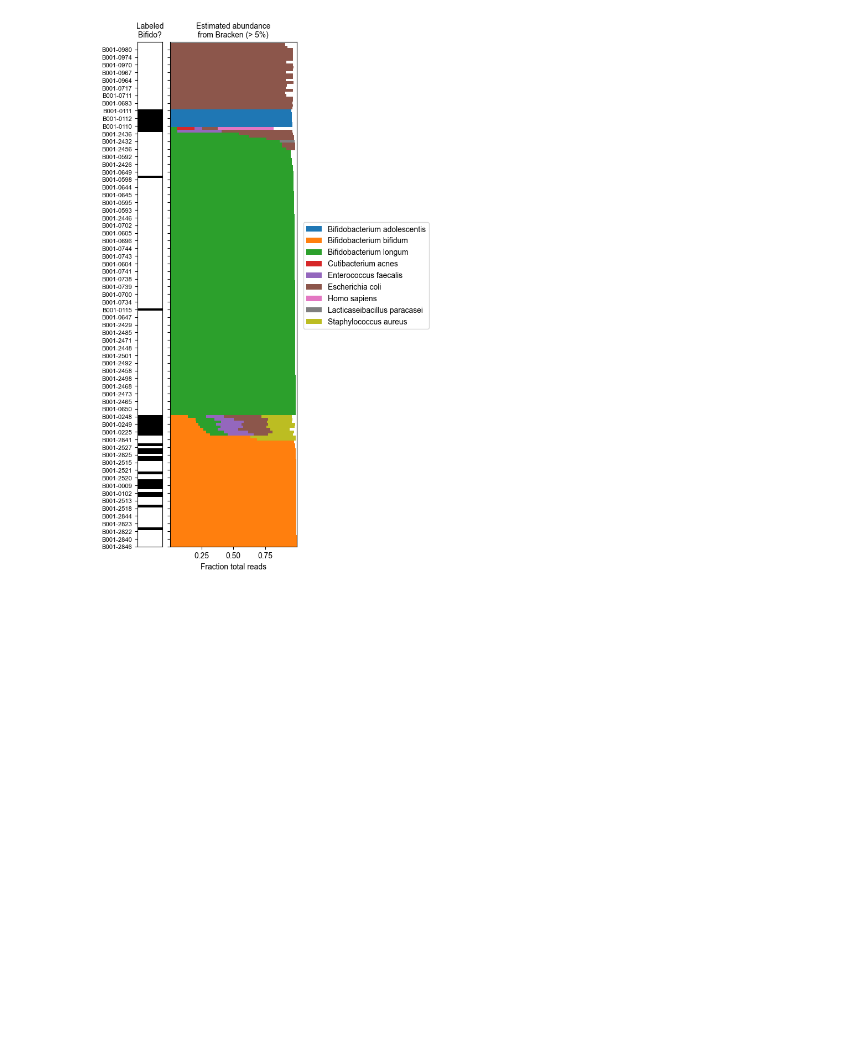
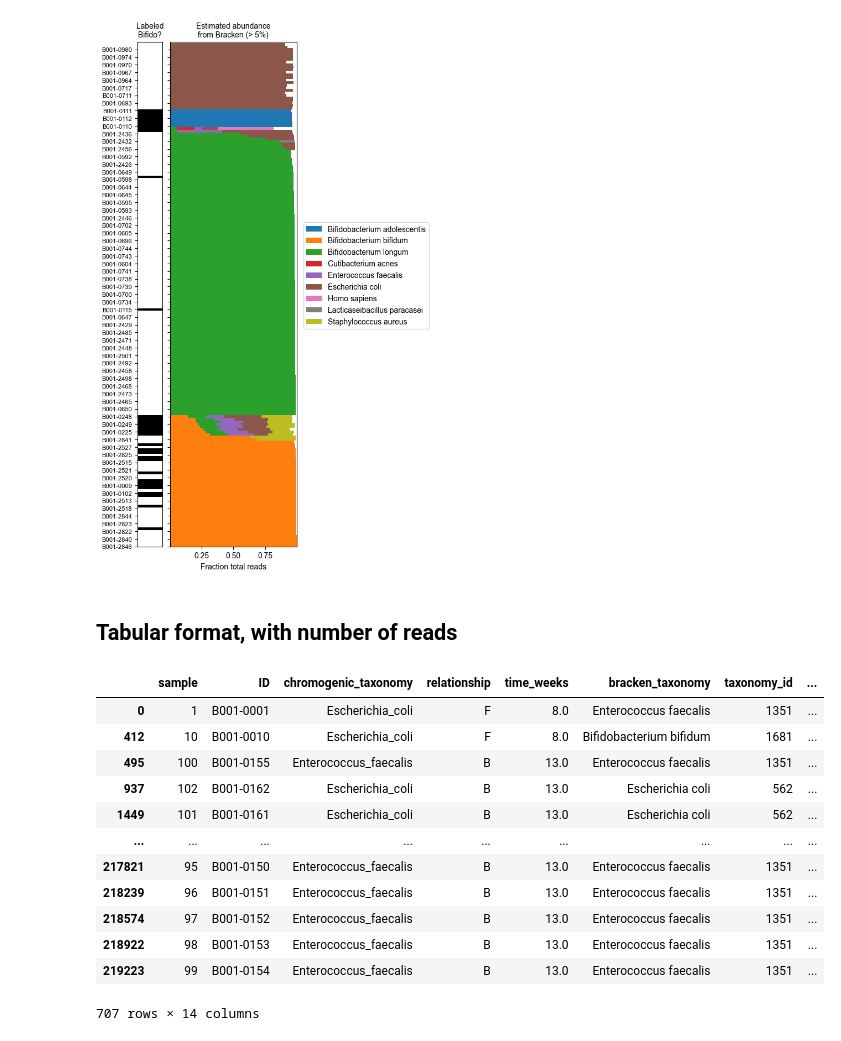
Before and after one commit to t-silvers/bifido_summary, a Jupyter notebook: workflow/notebooks/taxa_abundance_results.ipynb, the cells around one changed output. Saved outputs shown, nothing was run; the diff lists cells and outputs as text; code cells hidden in the pictures; blank space fills up the shorter version.

Commit message:
add total read parsing

```diff
--- a/workflow/notebooks/taxa_abundance_results.ipynb
+++ b/workflow/notebooks/taxa_abundance_results.ipynb
@@ -25,2 +35,19 @@ plt.rcParams['font.sans-serif'] = 'Arial'
+# %%
+query1 = 'select "sample", "name", fraction_total_reads from abundance where fraction_total_reads > .05;'
+query2 = 'select * from abundance;'
+
+with duckdb.connect(database=bracken_db, read_only=True) as con:
+    bracken = con.sql(query1).df()
+    bracken_all = con.sql(query2).df()
+
+query = 'select "sample", ID, taxon, relationship, time_weeks from samplesheet;'
+
+with duckdb.connect(database=samplesheet_db, read_only=True) as con:
+    samplesheet = con.sql(query).df()
+
+query = 'select * from fastp_read_counts;'
+
+with duckdb.connect(database=total_reads_db, read_only=True) as con:
+    total_reads = con.sql(query).df()
 # %% [markdown]
 ## What are the observed taxa abundances for Bifido-labeled samples?
@@ -113,2 +126,41 @@ for ext in ['pdf', 'png']:
 # %% [output]
 [figure]
+# %% [markdown]
+## Tabular format, with number of reads
+# %%
+(
+    samplesheet
+    .astype({'sample': str})
+    .merge(bracken_all, 'right')
+    .merge(total_reads, 'left')
+    .rename(columns={
+        'name': 'bracken_taxonomy',
+        'taxon': 'chromogenic_taxonomy',
+    })
+    .query('fraction_total_reads > .05')
+    .filter([
+        'sample',
+        'ID',
+        'relationship',
+        'time_weeks',
+        'chromogenic_taxonomy',
+        'bracken_taxonomy',
+        'kraken_assigned_reads',
+        'kraken_assigned_reads',
+        'fraction_total_reads',
+    ])
+)
+# %% [output]
+|  | sample | ID | chromogenic_taxonomy | relationship | time_weeks | bracken_taxonomy | taxonomy_id | ... |
+| 0 | 1 | B001-0001 | Escherichia_coli | F | 8.0 | Enterococcus faecalis | 1351 | ... |
+| 412 | 10 | B001-0010 | Escherichia_coli | F | 8.0 | Bifidobacterium bifidum | 1681 | ... |
+| 495 | 100 | B001-0155 | Enterococcus_faecalis | B | 13.0 | Enterococcus faecalis | 1351 | ... |
+| 937 | 102 | B001-0162 | Escherichia_coli | B | 13.0 | Escherichia coli | 562 | ... |
+| 1449 | 101 | B001-0161 | Escherichia_coli | B | 13.0 | Escherichia coli | 562 | ... |
+| ... | ... | ... | ... | ... | ... | ... | ... | ... |
+| 217821 | 95 | B001-0150 | Enterococcus_faecalis | B | 13.0 | Enterococcus faecalis | 1351 | ... |
+| 218239 | 96 | B001-0151 | Enterococcus_faecalis | B | 13.0 | Enterococcus faecalis | 1351 | ... |
+| 218574 | 97 | B001-0152 | Enterococcus_faecalis | B | 13.0 | Enterococcus faecalis | 1351 | ... |
+| 218922 | 98 | B001-0153 | Enterococcus_faecalis | B | 13.0 | Enterococcus faecalis | 1351 | ... |
+| 219223 | 99 | B001-0154 | Enterococcus_faecalis | B | 13.0 | Enterococcus faecalis | 1351 | ... |
+707 rows × 14 columns
```
Also changed, not shown: parts of 9 cells of this notebook, 2 other files.
